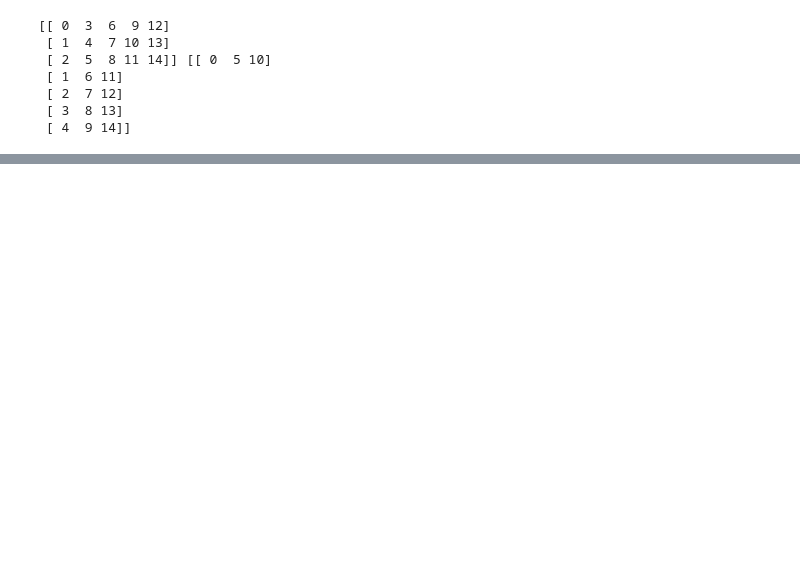
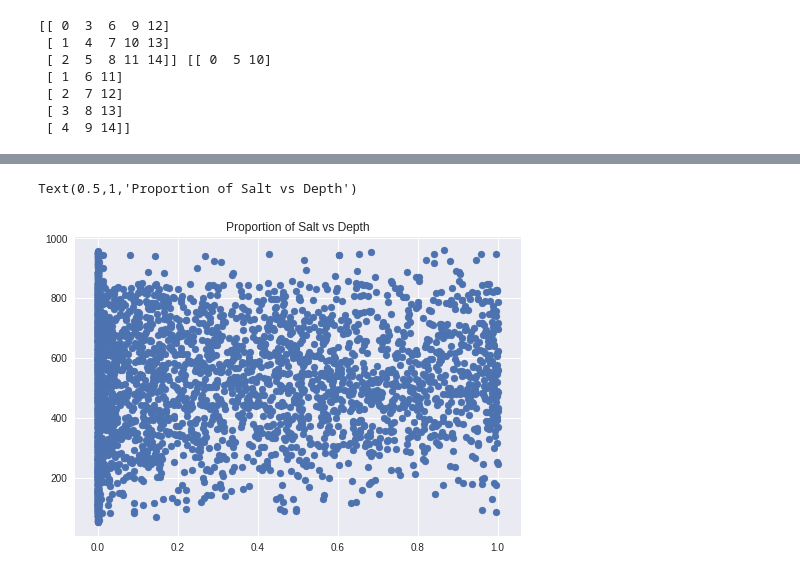
Before and after one commit to debu999/keraslearn, a Jupyter notebook: salt_identification.ipynb, the cells around one changed output, grey strips where cells are left out. Drawn from its saved outputs; the diff is of its cells as text; code cells hidden in the pictures; blank space fills up the shorter version.

```diff
--- a/salt_identification.ipynb
+++ b/salt_identification.ipynb
@@ -196,8 +209,8 @@ def rleToMask(rlestring, height, width):
       idx -= 1
       img[idx:idx+length]=255
 
-    img = img.reshap(cols, rows).T
-    print("hola")
+    img = img.reshape(cols, rows).T
+
   except Exception as err:
     img = np.zeros(rows*cols, dtype= np.uint8)
 
@@ -228,0 +238,5 @@ AttributeError: ignored
+# %%
+train_mask["mask"] = train_mask["rle_mask"].apply(lambda x: rleToMask(x, 101, 101))
+train_mask.head()
+train_mask["salt_proportion"] = train_mask["mask"].apply(lambda x: saltProportion(x))
+train_mask.head()
@@ -229,4 +271,4 @@ AttributeError: ignored
 # %%
 #merge it
-merged = train_mask.merge(depth, how=left)
+merged = train_mask.merge(depth, how="left")
 merged.head()
@@ -232,0 +282,10 @@ merged.head()
+# %%
+#show proportion of salt vs depth
+import matplotlib.pyplot as plt
+
+plt.figure(126)
+plt.scatter(merged.salt_proportion, merged.z)
+plt.title("Proportion of Salt vs Depth")
+# %% [output]
+Text(0.5,1,'Proportion of Salt vs Depth')
+[figure, added]
```
Also changed, not shown: parts of 23 cells of this notebook.
